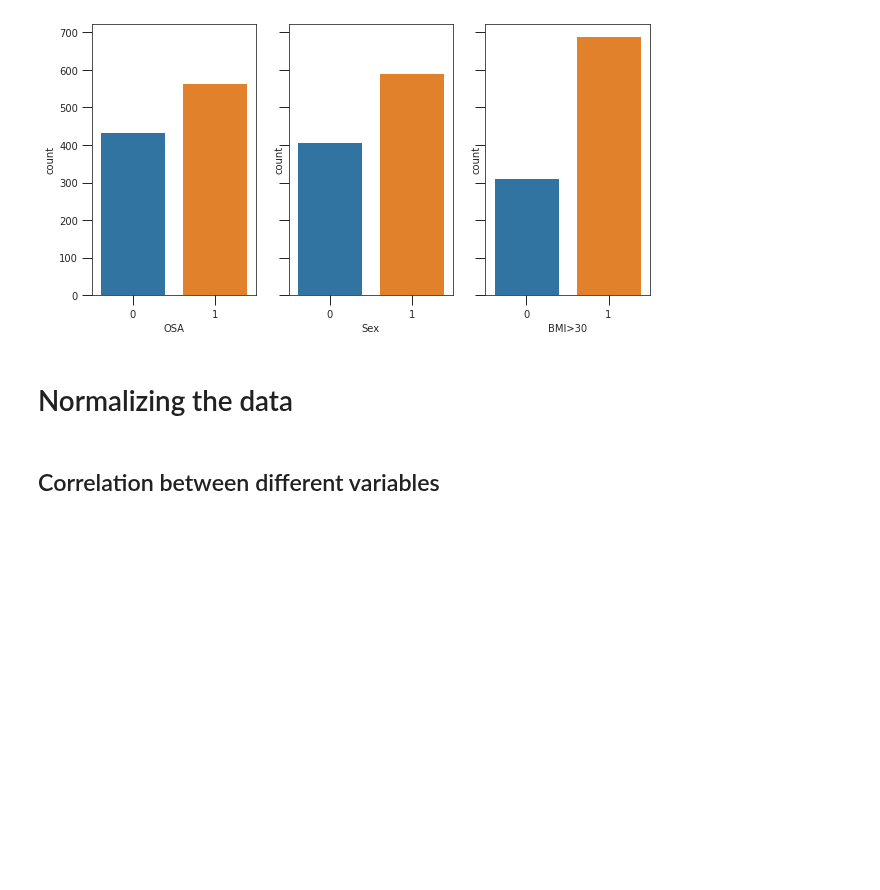
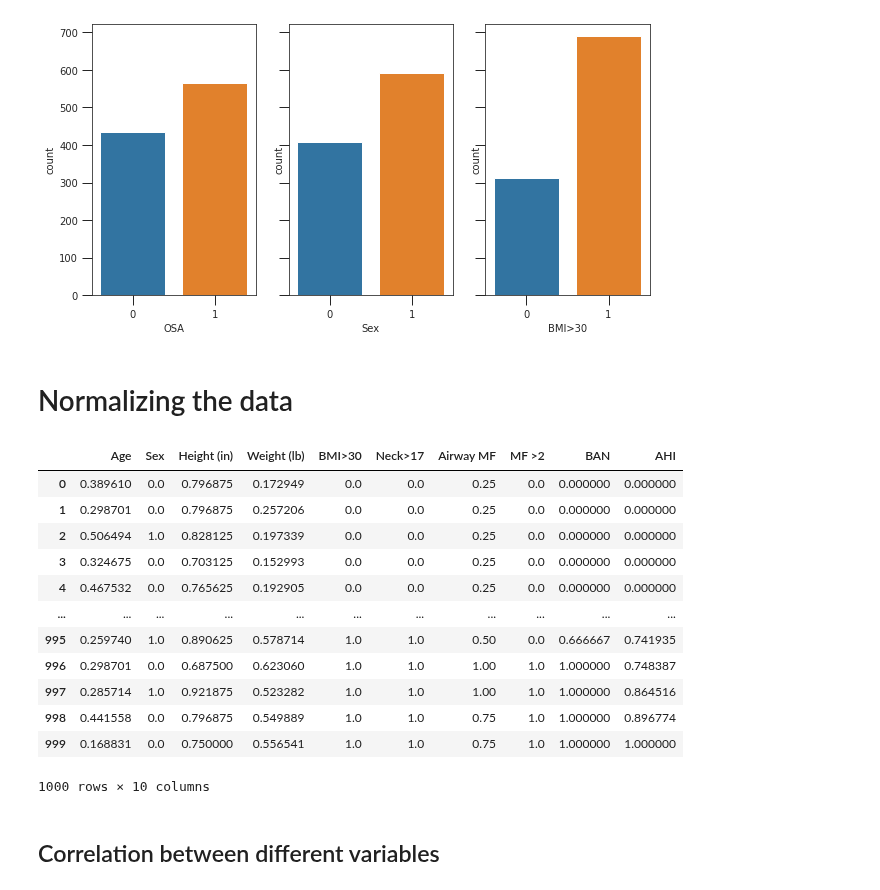
Before and after one commit to asheta66/Machine-Learning-2024, a Jupyter notebook: ML_ROC_BoxPlot.ipynb, the cells around one changed output. Drawn from its saved outputs; the diff is of its cells as text; code cells hidden in the pictures; blank space fills up the shorter version.

```diff
--- a/ML_ROC_BoxPlot.ipynb
+++ b/ML_ROC_BoxPlot.ipynb
@@ -108,5 +113,21 @@ plt.savefig('Statistics.png')
 # Normalize data
 x = (x_data - np.min(x_data))/(np.max(x_data) - np.min(x_data)).values
+# %%
+x
+# %% [output]
+|  | Age | Sex | Height (in) | Weight (lb) | BMI>30 | Neck>17 | Airway MF | MF >2 | BAN | AHI |
+| 0 | 0.389610 | 0.0 | 0.796875 | 0.172949 | 0.0 | 0.0 | 0.25 | 0.0 | 0.000000 | 0.000000 |
+| 1 | 0.298701 | 0.0 | 0.796875 | 0.257206 | 0.0 | 0.0 | 0.25 | 0.0 | 0.000000 | 0.000000 |
+| 2 | 0.506494 | 1.0 | 0.828125 | 0.197339 | 0.0 | 0.0 | 0.25 | 0.0 | 0.000000 | 0.000000 |
+| 3 | 0.324675 | 0.0 | 0.703125 | 0.152993 | 0.0 | 0.0 | 0.25 | 0.0 | 0.000000 | 0.000000 |
+| 4 | 0.467532 | 0.0 | 0.765625 | 0.192905 | 0.0 | 0.0 | 0.25 | 0.0 | 0.000000 | 0.000000 |
+| ... | ... | ... | ... | ... | ... | ... | ... | ... | ... | ... |
+| 995 | 0.259740 | 1.0 | 0.890625 | 0.578714 | 1.0 | 1.0 | 0.50 | 0.0 | 0.666667 | 0.741935 |
+| 996 | 0.298701 | 0.0 | 0.687500 | 0.623060 | 1.0 | 1.0 | 1.00 | 1.0 | 1.000000 | 0.748387 |
+| 997 | 0.285714 | 1.0 | 0.921875 | 0.523282 | 1.0 | 1.0 | 1.00 | 1.0 | 1.000000 | 0.864516 |
+| 998 | 0.441558 | 0.0 | 0.796875 | 0.549889 | 1.0 | 1.0 | 0.75 | 1.0 | 1.000000 | 0.896774 |
+| 999 | 0.168831 | 0.0 | 0.750000 | 0.556541 | 1.0 | 1.0 | 0.75 | 1.0 | 1.000000 | 1.000000 |
+1000 rows × 10 columns
 # %% [markdown]
 ## Correlation between different variables
 # %%
```
Also changed, not shown: parts of 6 cells of this notebook.
